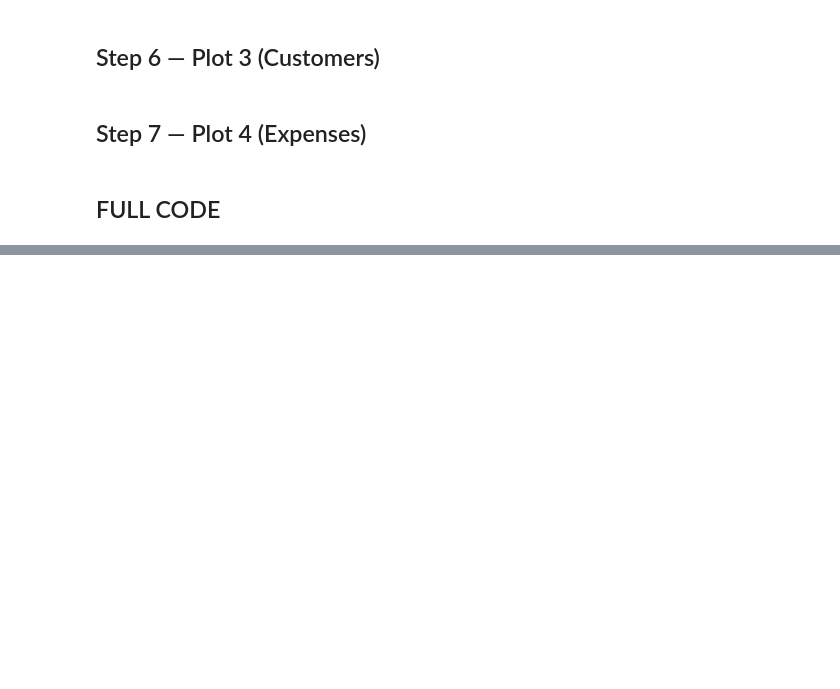
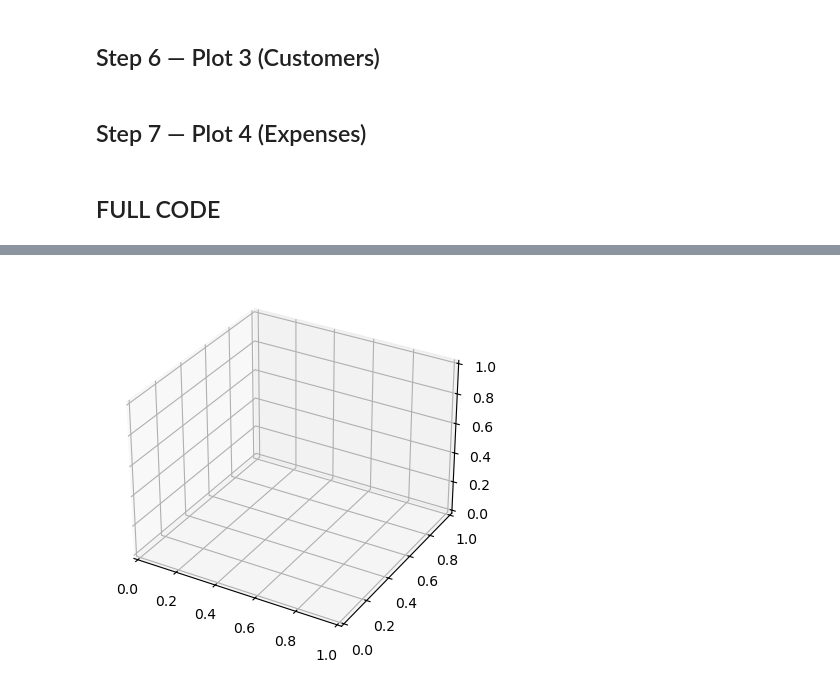
Before and after one commit to abhishekkatewaofficial-lab/Machine-Learning, a Jupyter notebook: Notes/Visualisation/Matplotlib/3. Matplotlib.ipynb, the cells around one changed output, grey strips where cells are left out. Cells and saved outputs as stored; diff of their text form; code cells hidden in the pictures; blank space fills up the shorter version.

Commit message:
Visual

```diff
--- a/Notes/Visualisation/3. Matplotlib.ipynb
+++ b/Notes/Visualisation/Matplotlib/3. Matplotlib.ipynb
@@ -1095,0 +1096,5 @@ plt.show()
+# %%
+axs = plt.subplot(
+    projection='3d')
+# %% [output]
+[figure, added]
```
Also changed, not shown: parts of 1 cell of this notebook, 10 other files.
